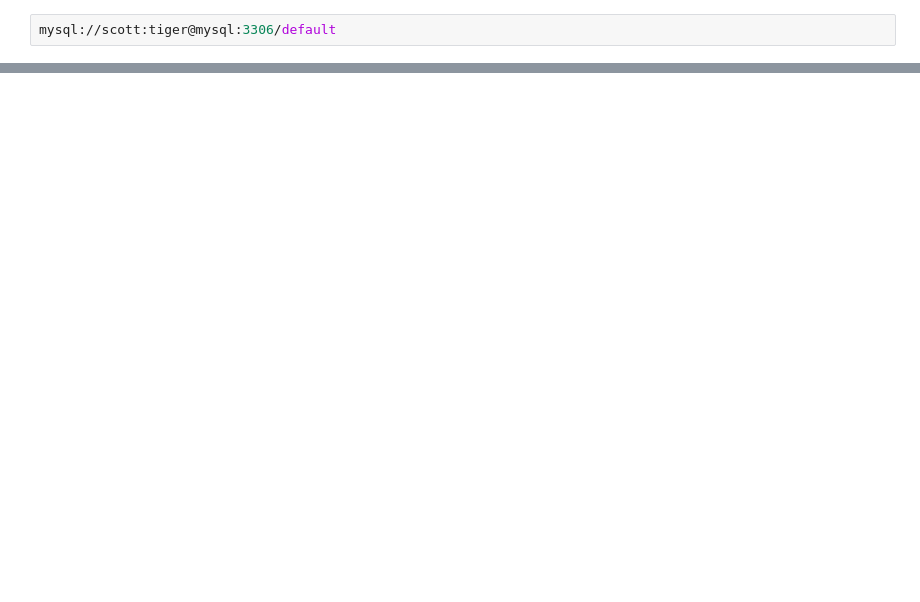
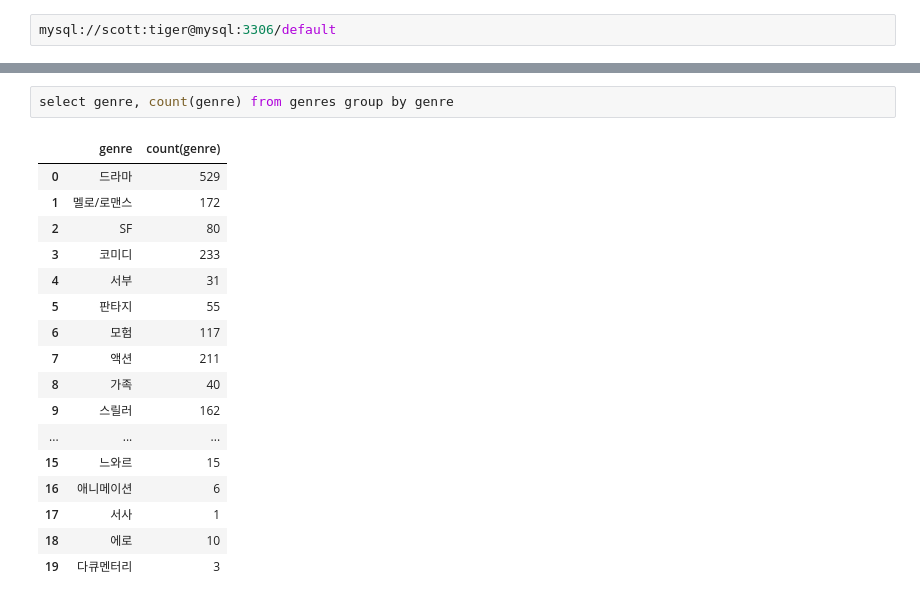
Before and after one commit to psyoblade/data-engineer-basic-training, a Jupyter notebook: notebooks/1_intro/example_mysql_kernel.ipynb, the cells around one changed output, grey strips where cells are left out. Drawn from its saved outputs; the diff is of its cells as text; blank space fills up the shorter version.

```diff
--- a/notebooks/1_intro/example_mysql_kernel.ipynb
+++ b/notebooks/1_intro/example_mysql_kernel.ipynb
@@ -180,0 +296,20 @@ desc rates;
+# %%
+select genre, count(genre) from genres group by genre
+# %% [output]
+|  | genre | count(genre) |
+| 0 | 드라마 | 529 |
+| 1 | 멜로/로맨스 | 172 |
+| 2 | SF | 80 |
+| 3 | 코미디 | 233 |
+| 4 | 서부 | 31 |
+| 5 | 판타지 | 55 |
+| 6 | 모험 | 117 |
+| 7 | 액션 | 211 |
+| 8 | 가족 | 40 |
+| 9 | 스릴러 | 162 |
+| ... | ... | ... |
+| 15 | 느와르 | 15 |
+| 16 | 애니메이션 | 6 |
+| 17 | 서사 | 1 |
+| 18 | 에로 | 10 |
+| 19 | 다큐멘터리 | 3 |
```
Also changed, not shown: parts of 91 cells of this notebook, 1 other file.
